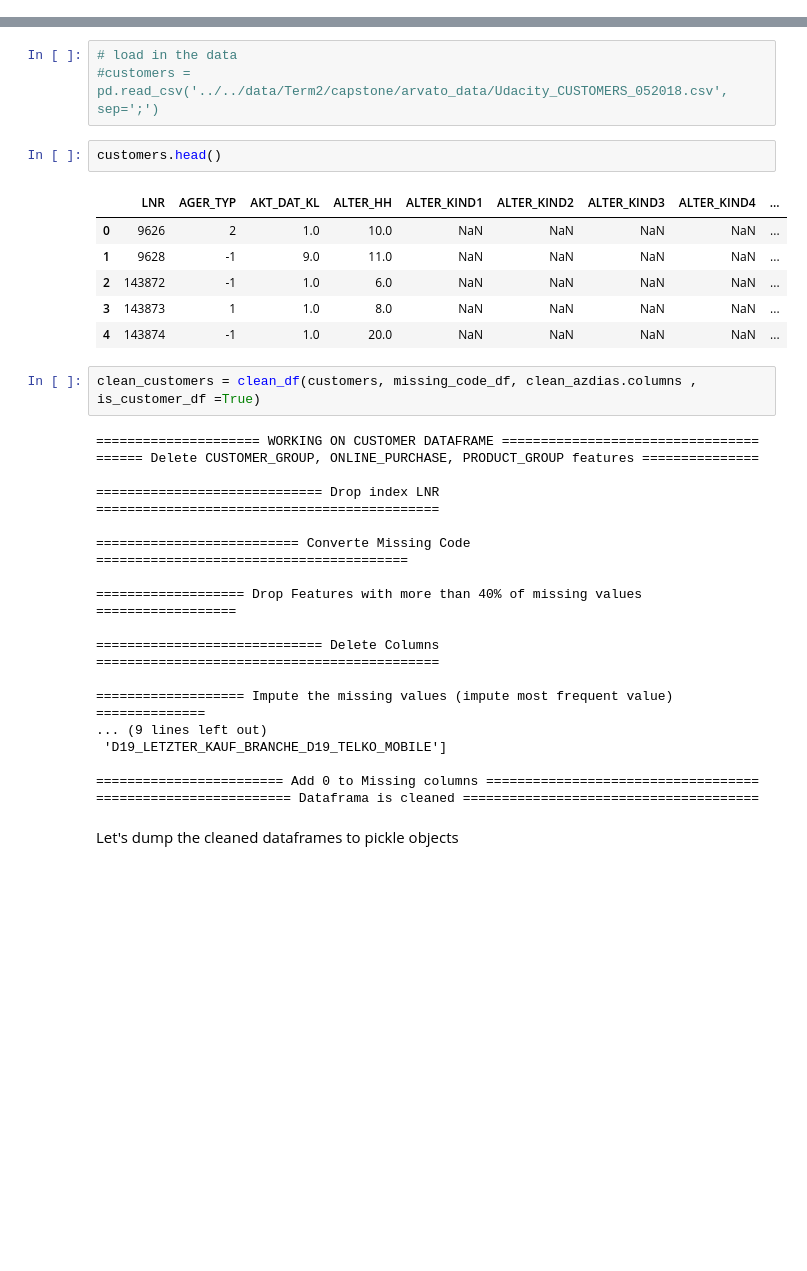
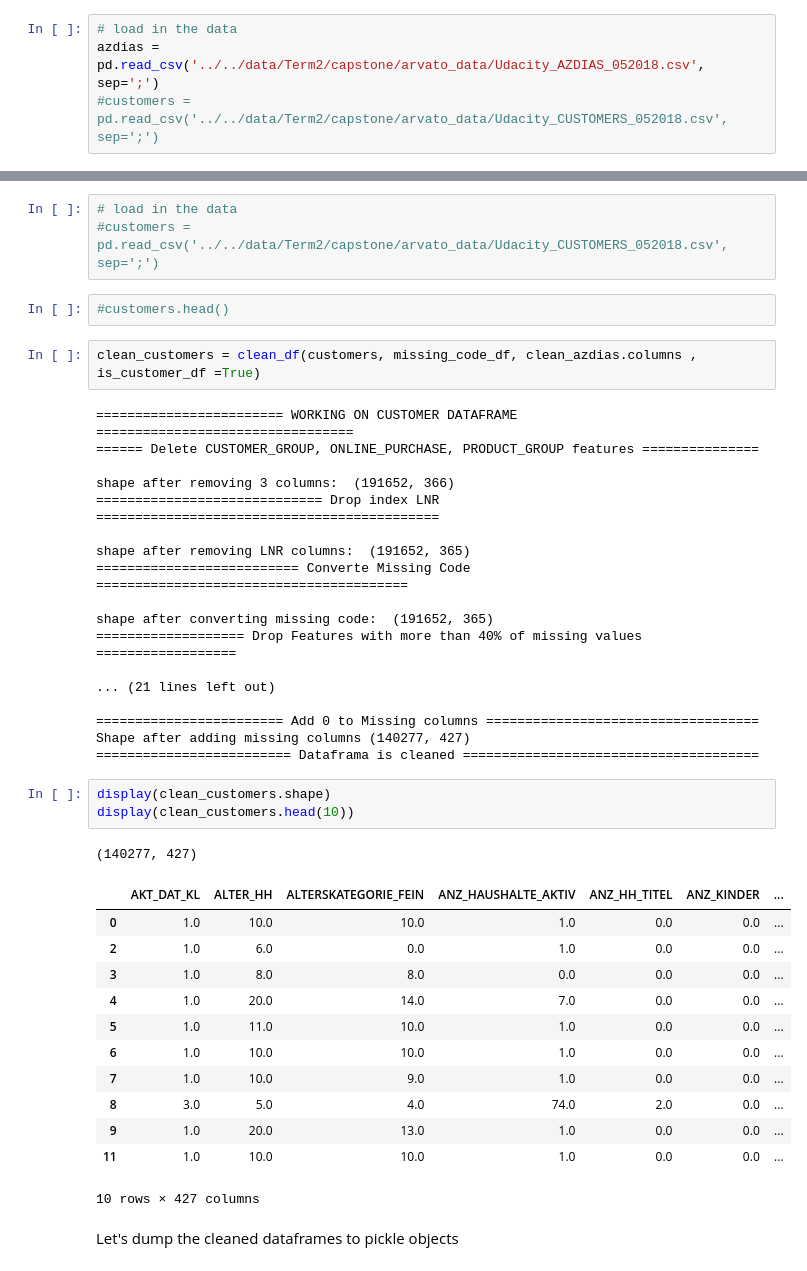
Before and after one commit to jmcabreira-zz/Data-Science-Projects, a Jupyter notebook: Customer_Segmentation_Report/Arvato_Project_Workbook.ipynb, the cells around one changed output, grey strips where cells are left out. Cells and saved outputs as stored; diff of their text form; blank space fills up the shorter version.

```diff
--- a/Customer_Segmentation_Report/Arvato_Project_Workbook.ipynb
+++ b/Customer_Segmentation_Report/Arvato_Project_Workbook.ipynb
@@ -761,3 +777,7 @@ I wull use the top 25 and top 16 most frequent categories because I set a thresh
+# %%
+# load in the data
+azdias = pd.read_csv('../../data/Term2/capstone/arvato_data/Udacity_AZDIAS_052018.csv', sep=';')
+#customers = pd.read_csv('../../data/Term2/capstone/arvato_data/Udacity_CUSTOMERS_052018.csv', sep=';')
 # %%
 from helpers import clean_df
 clean_azdias = clean_df(azdias, missing_code_df)
@@ -795,35 +819,45 @@ clean_azdias.head(10)
 # %%
 # load in the data
 #customers = pd.read_csv('../../data/Term2/capstone/arvato_data/Udacity_CUSTOMERS_052018.csv', sep=';')
-# %%
-customers.head()
-# %% [output]
-|  | LNR | AGER_TYP | AKT_DAT_KL | ALTER_HH | ALTER_KIND1 | ALTER_KIND2 | ALTER_KIND3 | ALTER_KIND4 | ... |
-| 0 | 9626 | 2 | 1.0 | 10.0 | NaN | NaN | NaN | NaN | ... |
-| 1 | 9628 | -1 | 9.0 | 11.0 | NaN | NaN | NaN | NaN | ... |
-| 2 | 143872 | -1 | 1.0 | 6.0 | NaN | NaN | NaN | NaN | ... |
-| 3 | 143873 | 1 | 1.0 | 8.0 | NaN | NaN | NaN | NaN | ... |
-| 4 | 143874 | -1 | 1.0 | 20.0 | NaN | NaN | NaN | NaN | ... |
+# %%
+#customers.head()
 # %%
 clean_customers = clean_df(customers, missing_code_df, clean_azdias.columns , is_customer_df =True)
 # %% [output]
-===================== WORKING ON CUSTOMER DATAFRAME =================================
+======================== WORKING ON CUSTOMER DATAFRAME =================================
 ====== Delete CUSTOMER_GROUP, ONLINE_PURCHASE, PRODUCT_GROUP features ===============
 
+shape after removing 3 columns:  (191652, 366)
 ============================= Drop index LNR ============================================
 
+shape after removing LNR columns:  (191652, 365)
 ========================== Converte Missing Code ========================================
 
+shape after converting missing code:  (191652, 365)
 =================== Drop Features with more than 40% of missing values ==================
 
-============================= Delete Columns ============================================
-
-=================== Impute the missing values (impute most frequent value) ==============
-... (9 lines left out)
- 'D19_LETZTER_KAUF_BRANCHE_D19_TELKO_MOBILE']
+... (21 lines left out)
 
 ======================== Add 0 to Missing columns ===================================
+Shape after adding missing columns (140277, 427)
 ========================= Dataframa is cleaned ======================================
+# %%
+display(clean_customers.shape)
+display(clean_customers.head(10))
+# %% [output]
+(140277, 427)
+|  | AKT_DAT_KL | ALTER_HH | ALTERSKATEGORIE_FEIN | ANZ_HAUSHALTE_AKTIV | ANZ_HH_TITEL | ANZ_KINDER | ... |
+| 0 | 1.0 | 10.0 | 10.0 | 1.0 | 0.0 | 0.0 | ... |
+| 2 | 1.0 | 6.0 | 0.0 | 1.0 | 0.0 | 0.0 | ... |
+| 3 | 1.0 | 8.0 | 8.0 | 0.0 | 0.0 | 0.0 | ... |
+| 4 | 1.0 | 20.0 | 14.0 | 7.0 | 0.0 | 0.0 | ... |
+| 5 | 1.0 | 11.0 | 10.0 | 1.0 | 0.0 | 0.0 | ... |
+| 6 | 1.0 | 10.0 | 10.0 | 1.0 | 0.0 | 0.0 | ... |
+| 7 | 1.0 | 10.0 | 9.0 | 1.0 | 0.0 | 0.0 | ... |
+| 8 | 3.0 | 5.0 | 4.0 | 74.0 | 2.0 | 0.0 | ... |
+| 9 | 1.0 | 20.0 | 13.0 | 1.0 | 0.0 | 0.0 | ... |
+| 11 | 1.0 | 10.0 | 10.0 | 1.0 | 0.0 | 0.0 | ... |
+10 rows × 427 columns
 # %% [markdown]
 Let's dump the cleaned dataframes to pickle objects
 # %%
```
Also changed, not shown: parts of 23 cells of this notebook.
